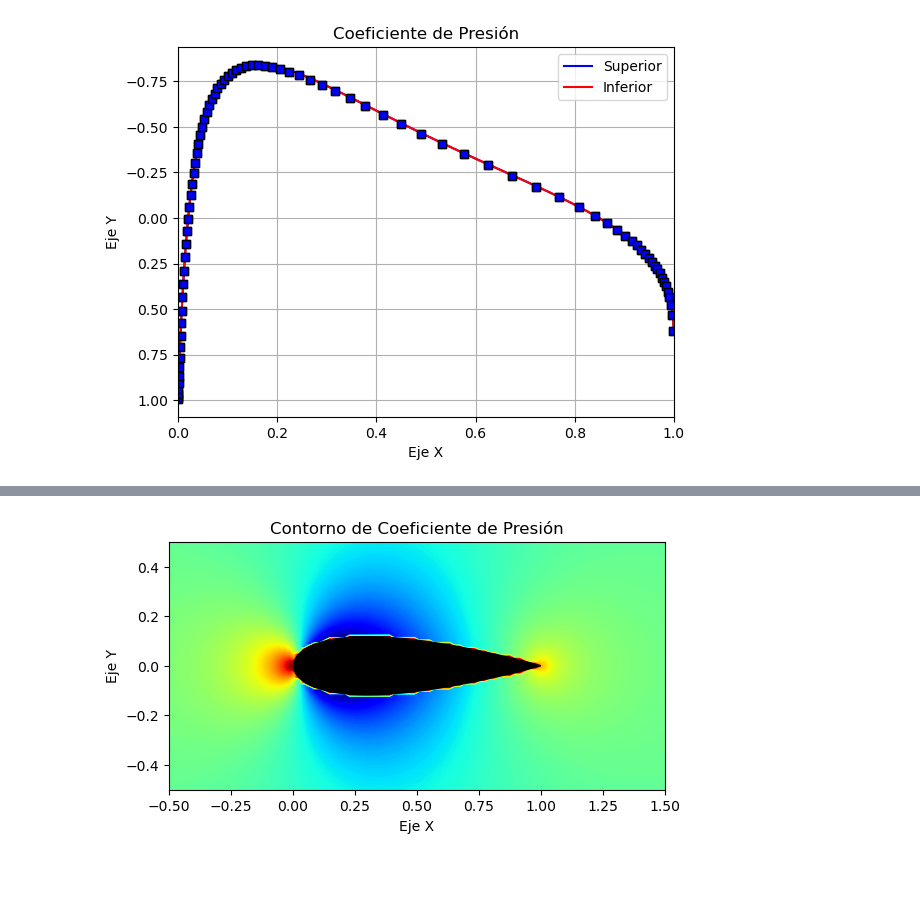
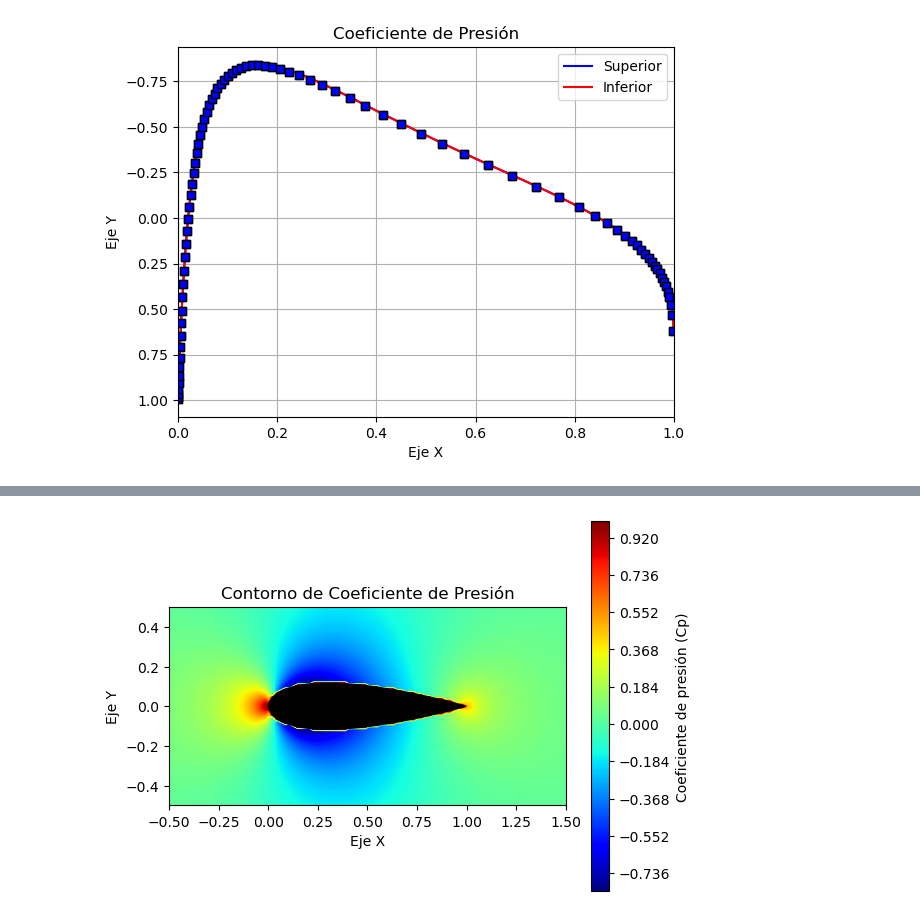
Before and after one commit to lviloriabas/aero-panel, a Jupyter notebook: airfoil.ipynb, the cells around one changed output, grey strips where cells are left out. Saved outputs shown, nothing was run; the diff lists cells and outputs as text; code cells hidden in the pictures; blank space fills up the shorter version.

```diff
--- a/airfoil.ipynb
+++ b/airfoil.ipynb
@@ -273,15 +273,17 @@ FloatingPointError: underflow encountered in multiply
 # %%
 # Contorno de Cp
 fig = plt.figure(6)
 plt.cla()
-plt.contourf(XX, YY, CpXY, 500, cmap="jet")
+contour = plt.contourf(XX, YY, CpXY, 500, cmap="jet")
 plt.fill(XB, YB, "k")
 plt.xlabel("Eje X")
 plt.ylabel("Eje Y")
 plt.gca().set_aspect("equal")
 plt.xlim(xVals)
 plt.ylim(yVals)
 plt.title("Contorno de Coeficiente de Presión")
+cbar = plt.colorbar(contour)
+cbar.set_label("Coeficiente de presión (Cp)")
 plt.show()
 # %% [output]
-[figure, old version]
+[figure, new version]
```
Also changed, not shown: parts of 2 cells of this notebook, 2 other files.
